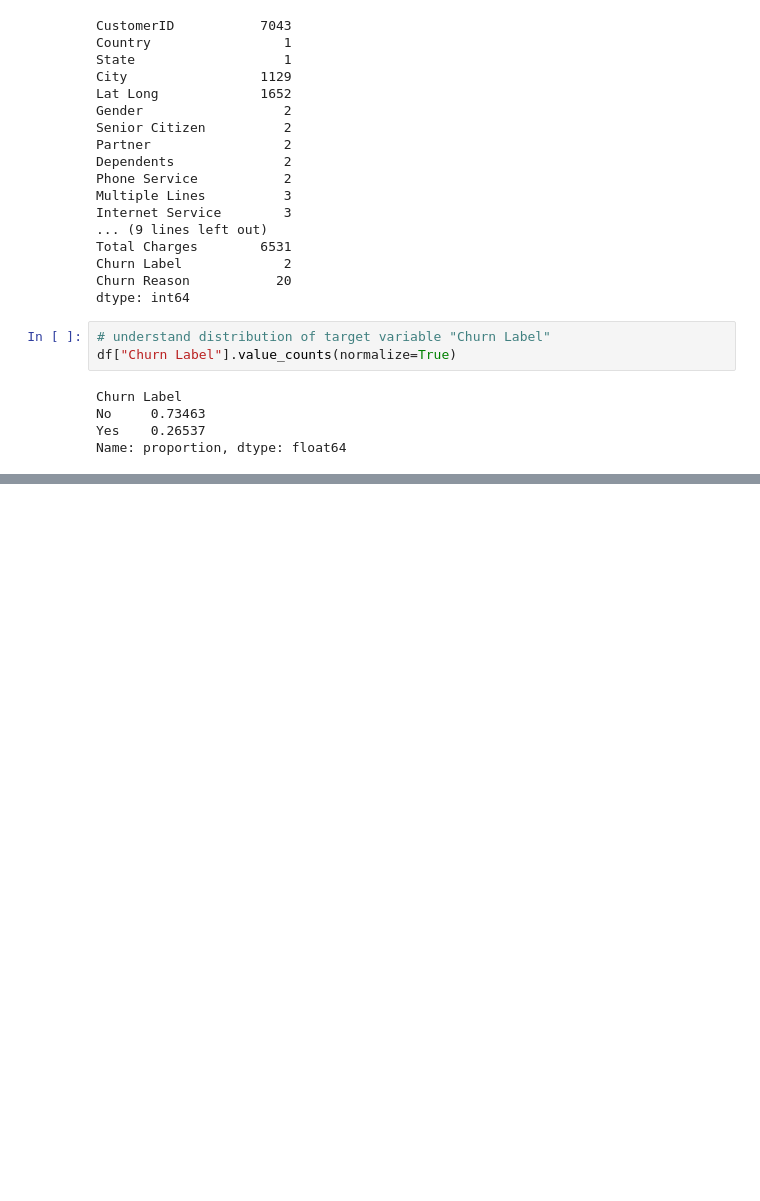
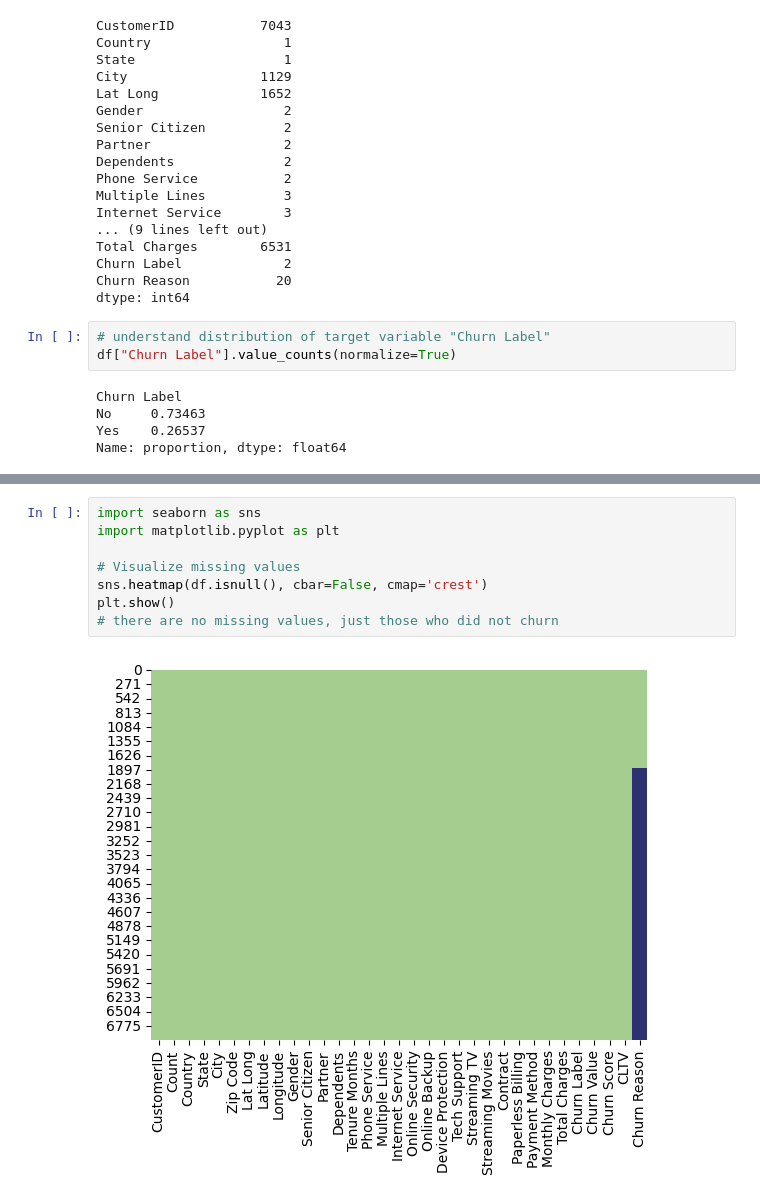
Before and after one commit to CesarALuna/customer-churn-analysis, a Jupyter notebook: notebooks/exploration.ipynb, the cells around one changed output, grey strips where cells are left out. Drawn from its saved outputs; the diff is of its cells as text; blank space fills up the shorter version.

Commit message:
Create visualizations

```diff
--- a/notebooks/exploration.ipynb
+++ b/notebooks/exploration.ipynb
@@ -98,0 +119,10 @@ Name: proportion, dtype: float64
+# %%
+import seaborn as sns
+import matplotlib.pyplot as plt
+
+# Visualize missing values
+sns.heatmap(df.isnull(), cbar=False, cmap='crest')
+plt.show()
+# there are no missing values, just those who did not churn
+# %% [output]
+[figure, added]
```
Also changed, not shown: parts of 5 cells of this notebook.
